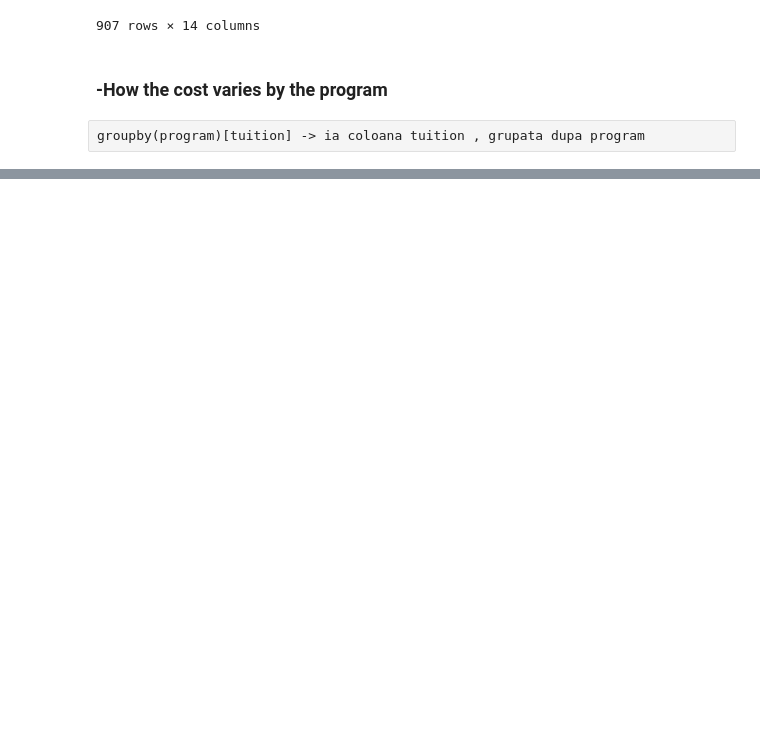
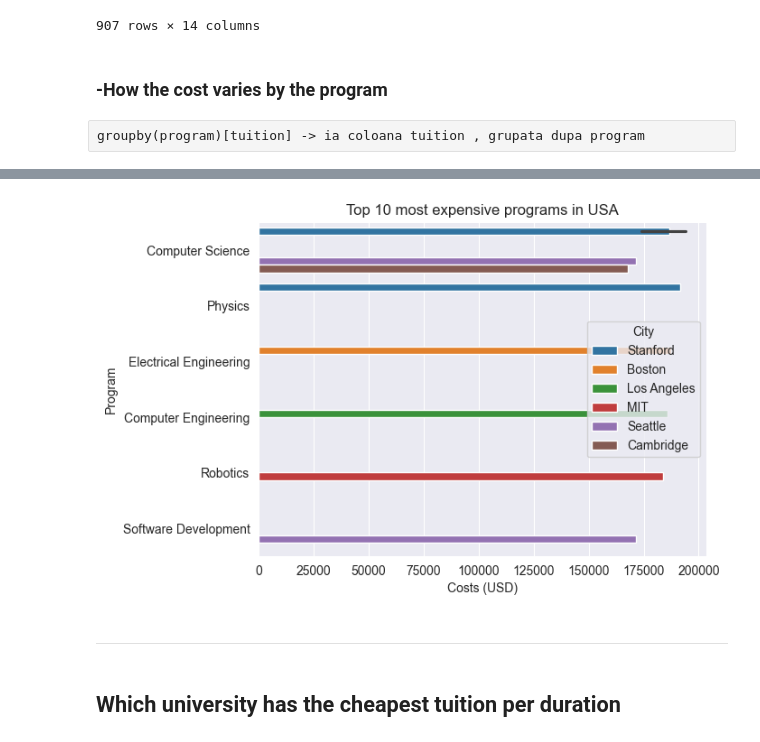
Before and after one commit to glemiu6/International_Education_Costs, a Jupyter notebook: notebook.ipynb, the cells around one changed output, grey strips where cells are left out. Drawn from its saved outputs; the diff is of its cells as text; code cells hidden in the pictures; blank space fills up the shorter version.

```diff
--- a/notebook.ipynb
+++ b/notebook.ipynb
@@ -211,0 +271,7 @@ Passing `palette` without assigning `hue` is deprecated and will be removed in v
+# %%
+usa=df[df['Country']=='USA']
+# %%
+usa_sorted=usa.sort_values('Total_Cost', ascending=False)
+# %%
+top_expensive=usa_sorted.head(10)
+top_expensive
@@ -211,0 +290,12 @@ Passing `palette` without assigning `hue` is deprecated and will be removed in v
+# %%
+sns.barplot(data=top_expensive,x='Total_Cost', y='Program', hue='City')
+plt.title("Top 10 most expensive programs in USA")
+plt.xlabel("Costs (USD)")
+plt.ylabel("Program")
+plt.show()
+# %% [output]
+[figure, added]
+# %% [markdown]
+---
+# %% [markdown]
+## Which university has the cheapest tuition per duration
```
Also changed, not shown: parts of 19 cells of this notebook.
